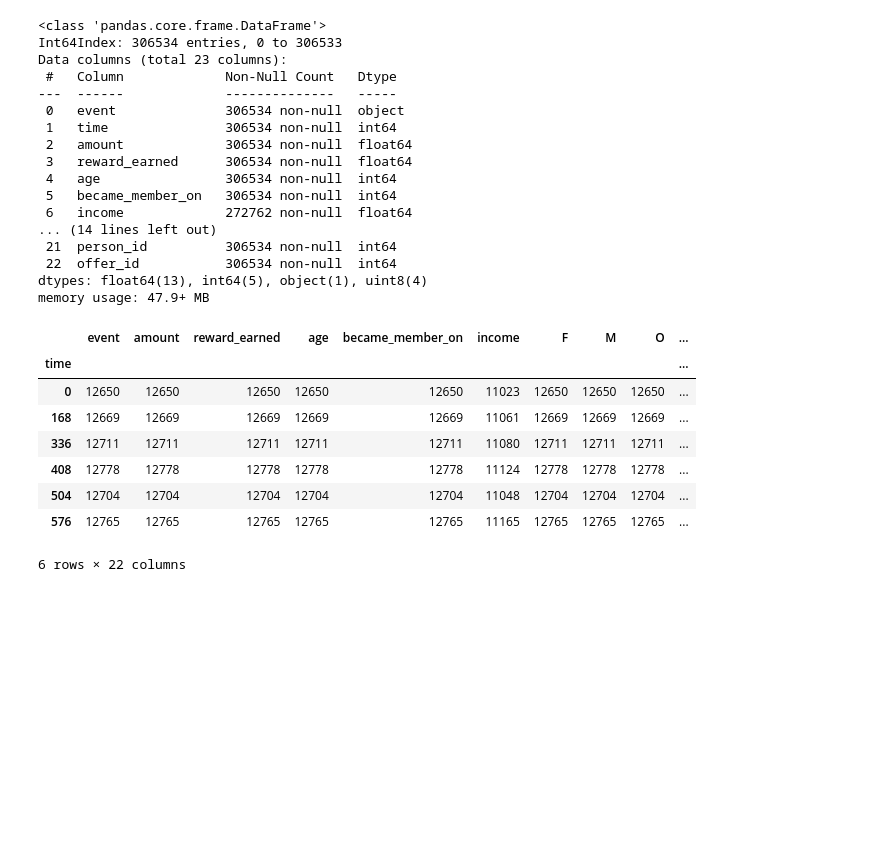
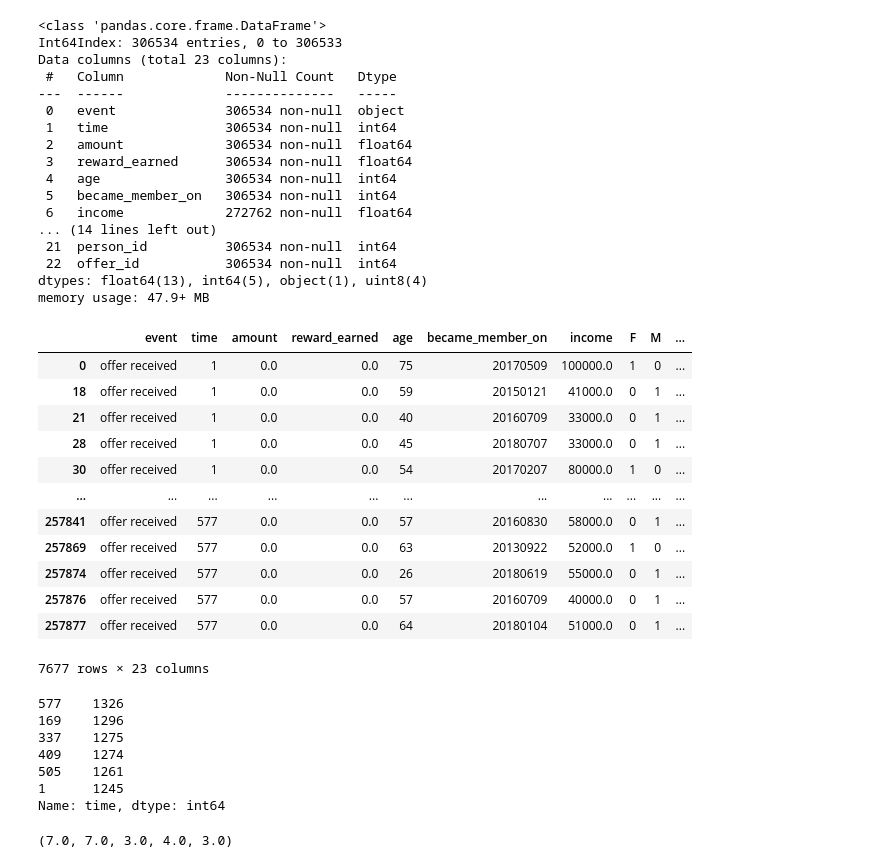
Before and after one commit to natashk/Starbucks-Capstone, a Jupyter notebook: Starbucks_Capstone_notebook.ipynb, the cells around one changed output. Drawn from its saved outputs; the diff is of its cells as text; code cells hidden in the pictures; blank space fills up the shorter version.

```diff
--- a/Starbucks_Capstone_notebook.ipynb
+++ b/Starbucks_Capstone_notebook.ipynb
@@ -437,15 +963,33 @@ Data columns (total 23 columns):
  22  offer_id           306534 non-null  int64
 dtypes: float64(13), int64(5), object(1), uint8(4)
 memory usage: 47.9+ MB
+# %%
+data_df[(data_df['event']=='offer received') & (data_df['offer_id']==1)]
+# %% [output]
+|  | event | time | amount | reward_earned | age | became_member_on | income | F | M | ... |
+| 0 | offer received | 1 | 0.0 | 0.0 | 75 | 20170509 | 100000.0 | 1 | 0 | ... |
+| 18 | offer received | 1 | 0.0 | 0.0 | 59 | 20150121 | 41000.0 | 0 | 1 | ... |
+| 21 | offer received | 1 | 0.0 | 0.0 | 40 | 20160709 | 33000.0 | 0 | 1 | ... |
+| 28 | offer received | 1 | 0.0 | 0.0 | 45 | 20180707 | 33000.0 | 0 | 1 | ... |
+| 30 | offer received | 1 | 0.0 | 0.0 | 54 | 20170207 | 80000.0 | 1 | 0 | ... |
+| ... | ... | ... | ... | ... | ... | ... | ... | ... | ... | ... |
+| 257841 | offer received | 577 | 0.0 | 0.0 | 57 | 20160830 | 58000.0 | 0 | 1 | ... |
+| 257869 | offer received | 577 | 0.0 | 0.0 | 63 | 20130922 | 52000.0 | 1 | 0 | ... |
+| 257874 | offer received | 577 | 0.0 | 0.0 | 26 | 20180619 | 55000.0 | 0 | 1 | ... |
+| 257876 | offer received | 577 | 0.0 | 0.0 | 57 | 20160709 | 40000.0 | 0 | 1 | ... |
+| 257877 | offer received | 577 | 0.0 | 0.0 | 64 | 20180104 | 51000.0 | 0 | 1 | ... |
+7677 rows × 23 columns
 # %%
-data_df[data_df['event']=='offer received'].groupby('time').count()
+data_df[(data_df['event']=='offer received') & (data_df['offer_id']==1)]['time'].value_counts()
 # %% [output]
-|  | event | amount | reward_earned | age | became_member_on | income | F | M | O | ... |
-| time |  |  |  |  |  |  |  |  |  | ... |
-| 0 | 12650 | 12650 | 12650 | 12650 | 12650 | 11023 | 12650 | 12650 | 12650 | ... |
-| 168 | 12669 | 12669 | 12669 | 12669 | 12669 | 11061 | 12669 | 12669 | 12669 | ... |
-| 336 | 12711 | 12711 | 12711 | 12711 | 12711 | 11080 | 12711 | 12711 | 12711 | ... |
-| 408 | 12778 | 12778 | 12778 | 12778 | 12778 | 11124 | 12778 | 12778 | 12778 | ... |
-| 504 | 12704 | 12704 | 12704 | 12704 | 12704 | 11048 | 12704 | 12704 | 12704 | ... |
-| 576 | 12765 | 12765 | 12765 | 12765 | 12765 | 11165 | 12765 | 12765 | 12765 | ... |
-6 rows × 22 columns
+577    1326
+169    1296
+337    1275
+409    1274
+505    1261
+1      1245
+Name: time, dtype: int64
+# %%
+(168/24,(336-168)/24,(408-336)/24,(504-408)/24,(576-504)/24)
+# %% [output]
+(7.0, 7.0, 3.0, 4.0, 3.0)
```
Also changed, not shown: parts of 53 cells of this notebook.
